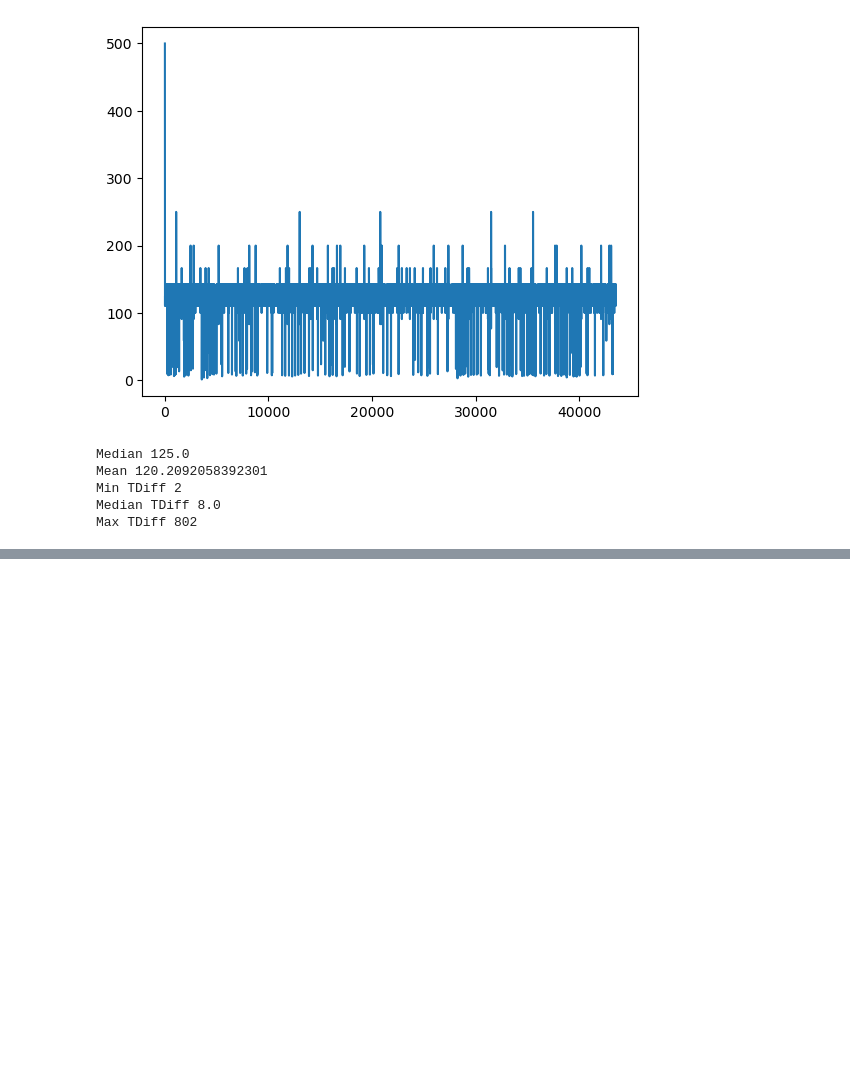
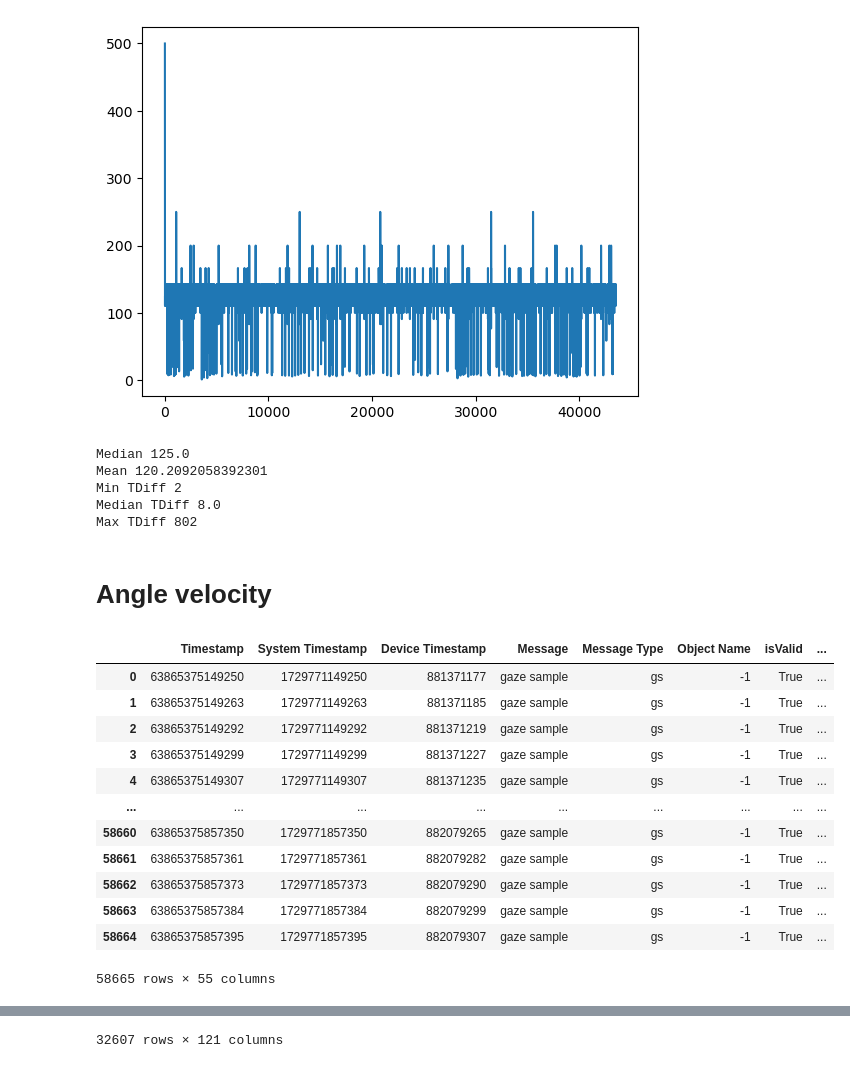
Before and after one commit to Arueris/GazeBasedSelection, a Jupyter notebook: InspectEyeMovement.ipynb, the cells around one changed output, grey strips where cells are left out. Saved outputs shown, nothing was run; the diff lists cells and outputs as text; code cells hidden in the pictures; blank space fills up the shorter version.

```diff
--- a/InspectEyeMovement.ipynb
+++ b/InspectEyeMovement.ipynb
@@ -300,3 +343,22 @@ Mean 120.2092058392301
 Min TDiff 2
 Median TDiff 8.0
 Max TDiff 802
+# %% [markdown]
+# Angle velocity
+# %%
+display(gaze)
+display(scene)
+# %% [output]
+|  | Timestamp | System Timestamp | Device Timestamp | Message | Message Type | Object Name | isValid | ... |
+| 0 | 63865375149250 | 1729771149250 | 881371177 | gaze sample | gs | -1 | True | ... |
+| 1 | 63865375149263 | 1729771149263 | 881371185 | gaze sample | gs | -1 | True | ... |
+| 2 | 63865375149292 | 1729771149292 | 881371219 | gaze sample | gs | -1 | True | ... |
+| 3 | 63865375149299 | 1729771149299 | 881371227 | gaze sample | gs | -1 | True | ... |
+| 4 | 63865375149307 | 1729771149307 | 881371235 | gaze sample | gs | -1 | True | ... |
+| ... | ... | ... | ... | ... | ... | ... | ... | ... |
+| 58660 | 63865375857350 | 1729771857350 | 882079265 | gaze sample | gs | -1 | True | ... |
+| 58661 | 63865375857361 | 1729771857361 | 882079282 | gaze sample | gs | -1 | True | ... |
+| 58662 | 63865375857373 | 1729771857373 | 882079290 | gaze sample | gs | -1 | True | ... |
+| 58663 | 63865375857384 | 1729771857384 | 882079299 | gaze sample | gs | -1 | True | ... |
+| 58664 | 63865375857395 | 1729771857395 | 882079307 | gaze sample | gs | -1 | True | ... |
+58665 rows × 55 columns
@@ -302,0 +377 @@ Max TDiff 802
+32607 rows × 121 columns
```
Also changed, not shown: parts of 6 cells of this notebook, 10 other files.
